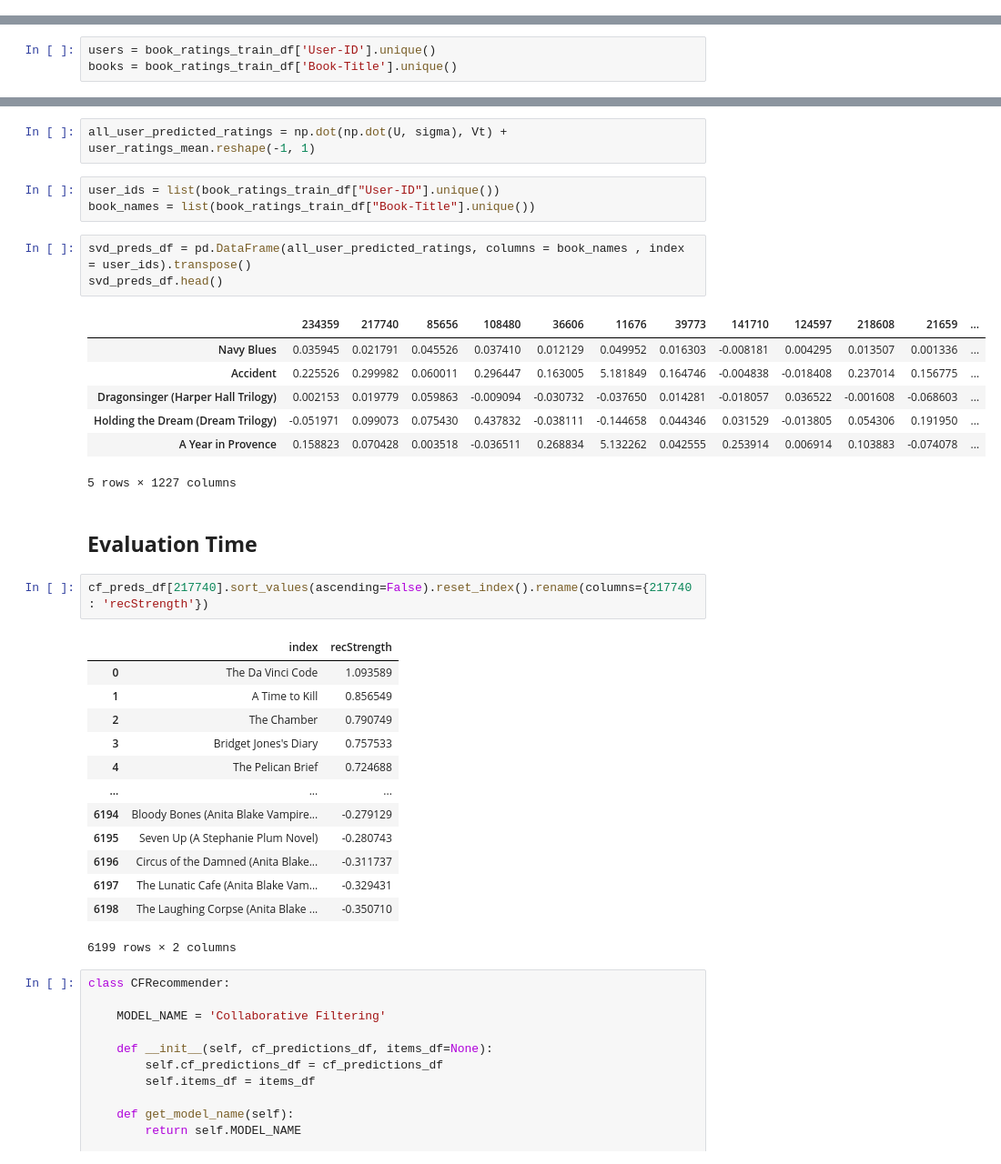
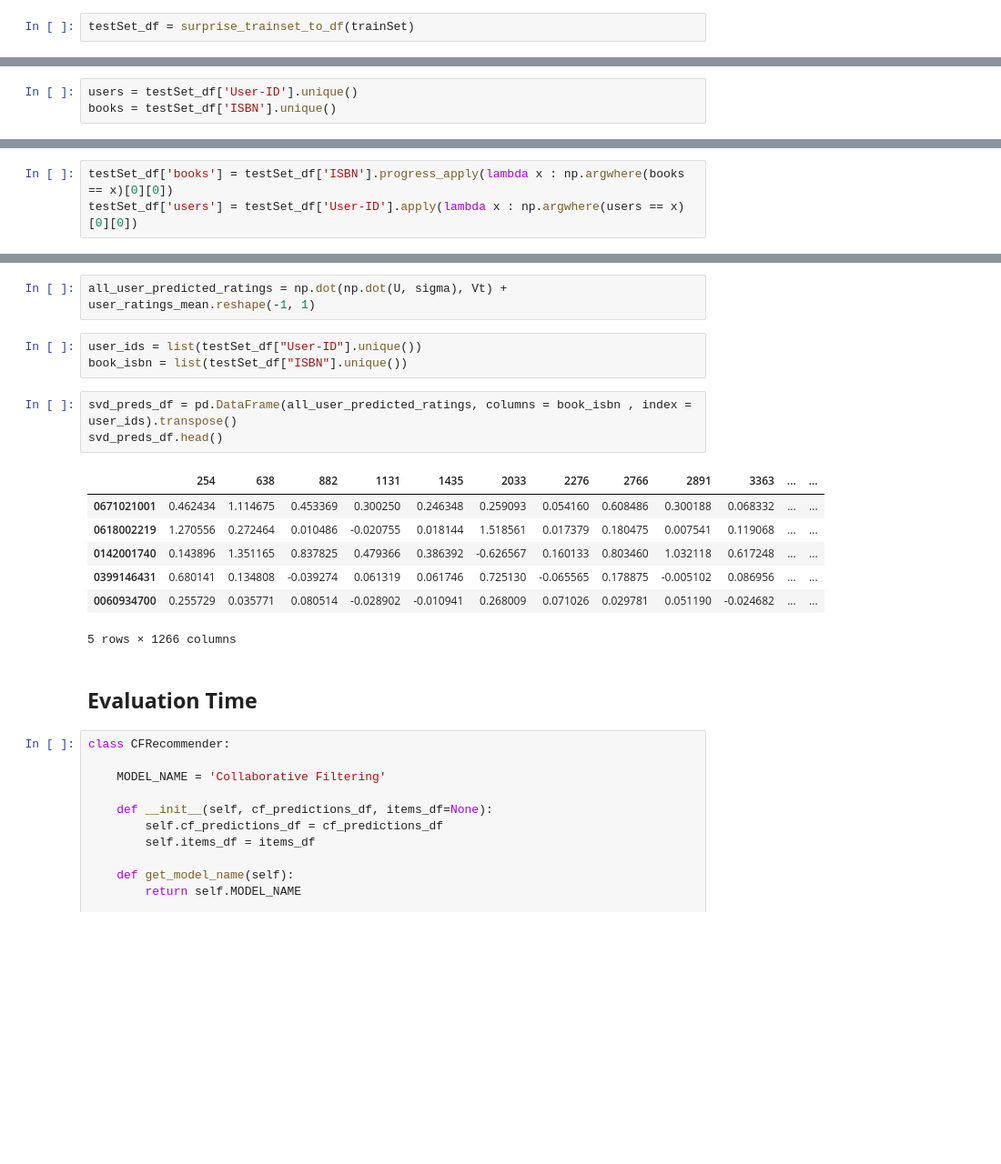
Before and after one commit to Yash1289/Book_Recommendations, a Jupyter notebook: Book_Recommender_System.ipynb, the cells around one changed output, grey strips where cells are left out. Shown: that part at 91% size. Drawn from its saved outputs; the diff is of its cells as text; blank space fills up the shorter version.

```diff
--- a/Book_Recommender_System.ipynb
+++ b/Book_Recommender_System.ipynb
@@ -289 +246,3 @@ tryi = pd.DataFrame(trainSet.all_ratings(), columns=["uid", "iid","rating"])
+# %%
+testSet_df = surprise_trainset_to_df(trainSet)
 # %%
@@ -410,3 +262,3 @@ Filter the duplicate book reads earlier before filtering the dataframe to only h
 # %%
-users = book_ratings_train_df['User-ID'].unique()
-books = book_ratings_train_df['Book-Title'].unique()
+users = testSet_df['User-ID'].unique()
+books = testSet_df['ISBN'].unique()
@@ -450,0 +265,3 @@ getPopularityRanks(filtered_df , 10 , 259629)
+# %%
+testSet_df['books'] = testSet_df['ISBN'].progress_apply(lambda x : np.argwhere(books == x)[0][0])
+testSet_df['users'] = testSet_df['User-ID'].apply(lambda x : np.argwhere(users == x)[0][0])
@@ -728,37 +537,21 @@ sigma.shape
 # %%
 all_user_predicted_ratings = np.dot(np.dot(U, sigma), Vt) + user_ratings_mean.reshape(-1, 1)
 # %%
-user_ids = list(book_ratings_train_df["User-ID"].unique())
-book_names = list(book_ratings_train_df["Book-Title"].unique())
+user_ids = list(testSet_df["User-ID"].unique())
+book_isbn = list(testSet_df["ISBN"].unique())
 # %%
-svd_preds_df = pd.DataFrame(all_user_predicted_ratings, columns = book_names , index = user_ids).transpose()
+svd_preds_df = pd.DataFrame(all_user_predicted_ratings, columns = book_isbn , index = user_ids).transpose()
 svd_preds_df.head()
 # %% [output]
-|  | 234359 | 217740 | 85656 | 108480 | 36606 | 11676 | 39773 | 141710 | 124597 | 218608 | 21659 | ... |
-| Navy Blues | 0.035945 | 0.021791 | 0.045526 | 0.037410 | 0.012129 | 0.049952 | 0.016303 | -0.008181 | 0.004295 | 0.013507 | 0.001336 | ... |
-| Accident | 0.225526 | 0.299982 | 0.060011 | 0.296447 | 0.163005 | 5.181849 | 0.164746 | -0.004838 | -0.018408 | 0.237014 | 0.156775 | ... |
-| Dragonsinger (Harper Hall Trilogy) | 0.002153 | 0.019779 | 0.059863 | -0.009094 | -0.030732 | -0.037650 | 0.014281 | -0.018057 | 0.036522 | -0.001608 | -0.068603 | ... |
-| Holding the Dream (Dream Trilogy) | -0.051971 | 0.099073 | 0.075430 | 0.437832 | -0.038111 | -0.144658 | 0.044346 | 0.031529 | -0.013805 | 0.054306 | 0.191950 | ... |
-| A Year in Provence | 0.158823 | 0.070428 | 0.003518 | -0.036511 | 0.268834 | 5.132262 | 0.042555 | 0.253914 | 0.006914 | 0.103883 | -0.074078 | ... |
+|  | 254 | 638 | 882 | 1131 | 1435 | 2033 | 2276 | 2766 | 2891 | 3363 | ... | ... |
+| 0671021001 | 0.462434 | 1.114675 | 0.453369 | 0.300250 | 0.246348 | 0.259093 | 0.054160 | 0.608486 | 0.300188 | 0.068332 | ... | ... |
+| 0618002219 | 1.270556 | 0.272464 | 0.010486 | -0.020755 | 0.018144 | 1.518561 | 0.017379 | 0.180475 | 0.007541 | 0.119068 | ... | ... |
+| 0142001740 | 0.143896 | 1.351165 | 0.837825 | 0.479366 | 0.386392 | -0.626567 | 0.160133 | 0.803460 | 1.032118 | 0.617248 | ... | ... |
+| 0399146431 | 0.680141 | 0.134808 | -0.039274 | 0.061319 | 0.061746 | 0.725130 | -0.065565 | 0.178875 | -0.005102 | 0.086956 | ... | ... |
+| 0060934700 | 0.255729 | 0.035771 | 0.080514 | -0.028902 | -0.010941 | 0.268009 | 0.071026 | 0.029781 | 0.051190 | -0.024682 | ... | ... |
-5 rows × 1227 columns
+5 rows × 1266 columns
 # %% [markdown]
 ## **Evaluation Time**
-# %%
-cf_preds_df[217740].sort_values(ascending=False).reset_index().rename(columns={217740 : 'recStrength'})
-# %% [output]
-|  | index | recStrength |
-| 0 | The Da Vinci Code | 1.093589 |
-| 1 | A Time to Kill | 0.856549 |
-| 2 | The Chamber | 0.790749 |
-| 3 | Bridget Jones's Diary | 0.757533 |
-| 4 | The Pelican Brief | 0.724688 |
-| ... | ... | ... |
-| 6194 | Bloody Bones (Anita Blake Vampire... | -0.279129 |
-| 6195 | Seven Up (A Stephanie Plum Novel) | -0.280743 |
-| 6196 | Circus of the Damned (Anita Blake... | -0.311737 |
-| 6197 | The Lunatic Cafe (Anita Blake Vam... | -0.329431 |
-| 6198 | The Laughing Corpse (Anita Blake ... | -0.350710 |
-6199 rows × 2 columns
 # %%
 class CFRecommender:
 
```
Also changed, not shown: parts of 78 cells of this notebook.
